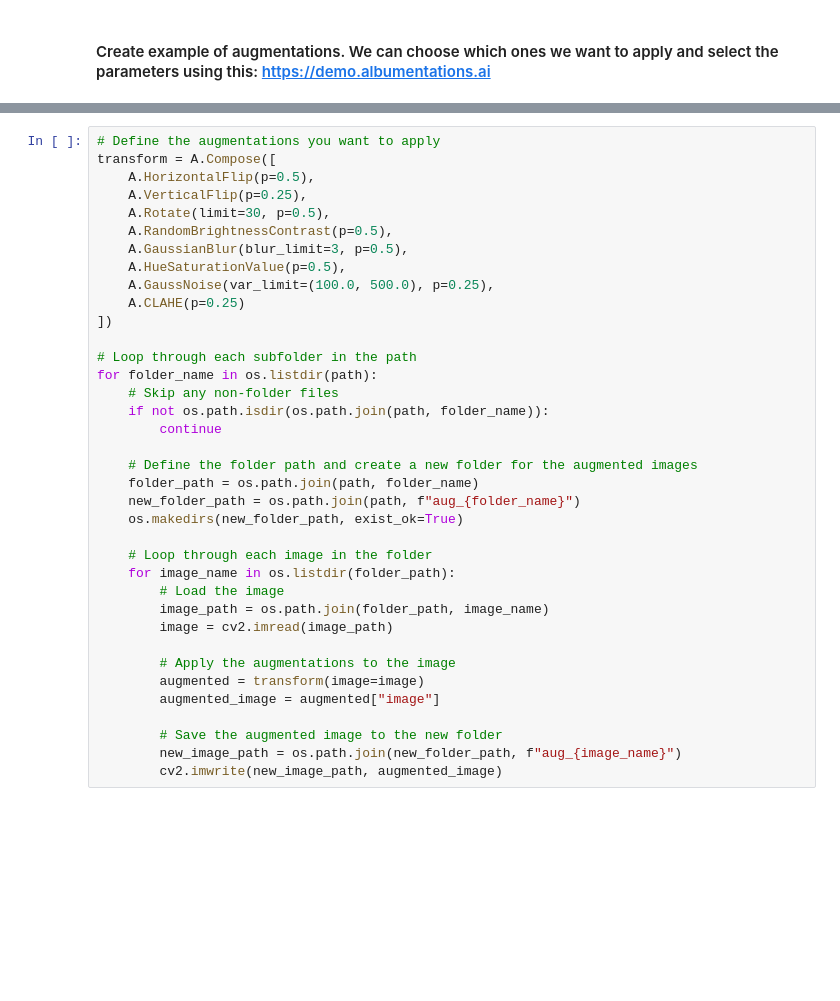
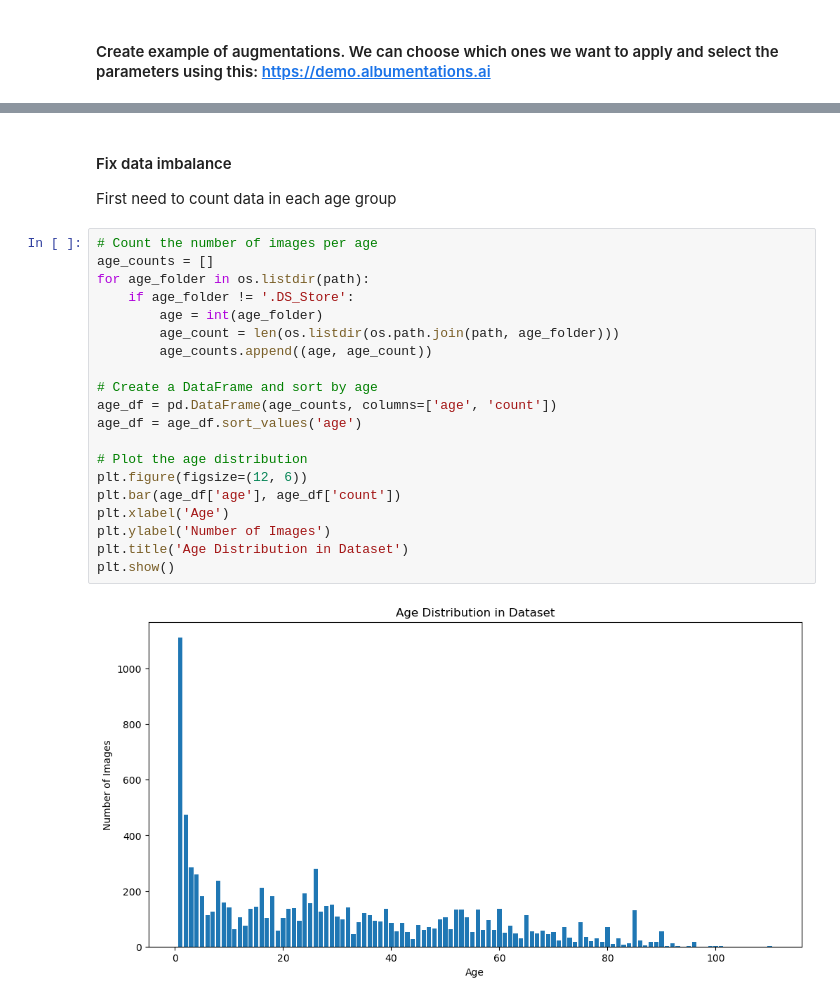
Before and after one commit to AlejandraLLI/DeepLearning_Project, a Jupyter notebook: 03_EDA/Ruben_DataAugmentation.ipynb, the cells around one changed output, grey strips where cells are left out. Saved outputs shown, nothing was run; the diff lists cells and outputs as text; blank space fills up the shorter version.

```diff
--- a/03_EDA/Ruben_DataAugmentation.ipynb
+++ b/03_EDA/Ruben_DataAugmentation.ipynb
@@ -106,37 +102,25 @@ Text(0.5, 1.0, 'Grid Distortion')
-# %%
-# Define the augmentations you want to apply
-transform = A.Compose([
-    A.HorizontalFlip(p=0.5),
-    A.VerticalFlip(p=0.25),
-    A.Rotate(limit=30, p=0.5),
-    A.RandomBrightnessContrast(p=0.5),
-    A.GaussianBlur(blur_limit=3, p=0.5),
-    A.HueSaturationValue(p=0.5),
-    A.GaussNoise(var_limit=(100.0, 500.0), p=0.25),
-    A.CLAHE(p=0.25)
-])
-
-# Loop through each subfolder in the path
-for folder_name in os.listdir(path):
-    # Skip any non-folder files
-    if not os.path.isdir(os.path.join(path, folder_name)):
-        continue
-
-    # Define the folder path and create a new folder for the augmented images
-    folder_path = os.path.join(path, folder_name)
-    new_folder_path = os.path.join(path, f"aug_{folder_name}")
-    os.makedirs(new_folder_path, exist_ok=True)
-
-    # Loop through each image in the folder
-    for image_name in os.listdir(folder_path):
-        # Load the image
-        image_path = os.path.join(folder_path, image_name)
-        image = cv2.imread(image_path)
-
-        # Apply the augmentations to the image
-        augmented = transform(image=image)
-        augmented_image = augmented["image"]
-
-        # Save the augmented image to the new folder
-        new_image_path = os.path.join(new_folder_path, f"aug_{image_name}")
-        cv2.imwrite(new_image_path, augmented_image)
+# %% [markdown]
+#### Fix data imbalance
+First need to count data in each age group
+# %%
+# Count the number of images per age
+age_counts = []
+for age_folder in os.listdir(path):
+    if age_folder != '.DS_Store':
+        age = int(age_folder)
+        age_count = len(os.listdir(os.path.join(path, age_folder)))
+        age_counts.append((age, age_count))
+
+# Create a DataFrame and sort by age
+age_df = pd.DataFrame(age_counts, columns=['age', 'count'])
+age_df = age_df.sort_values('age')
+
+# Plot the age distribution
+plt.figure(figsize=(12, 6))
+plt.bar(age_df['age'], age_df['count'])
+plt.xlabel('Age')
+plt.ylabel('Number of Images')
+plt.title('Age Distribution in Dataset')
+plt.show()
+# %% [output]
+[figure, added]
```
Also changed, not shown: parts of 9 cells of this notebook.
